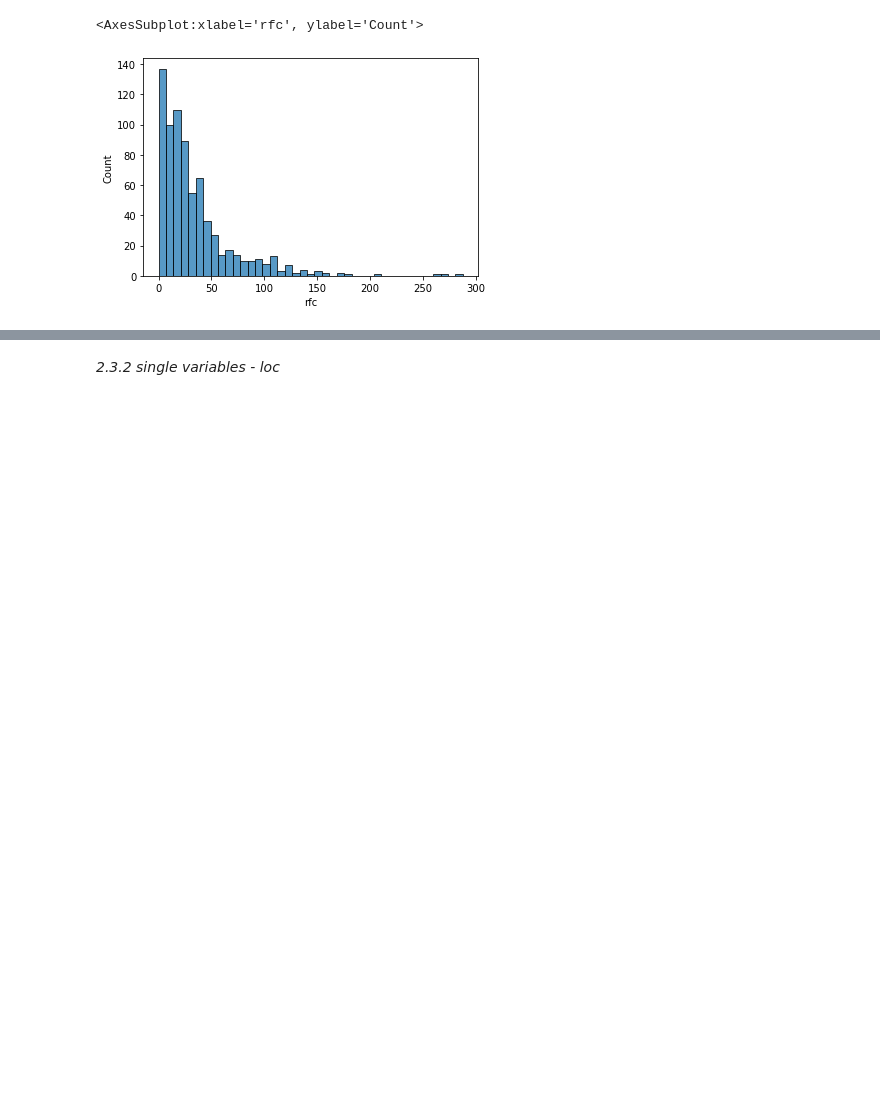
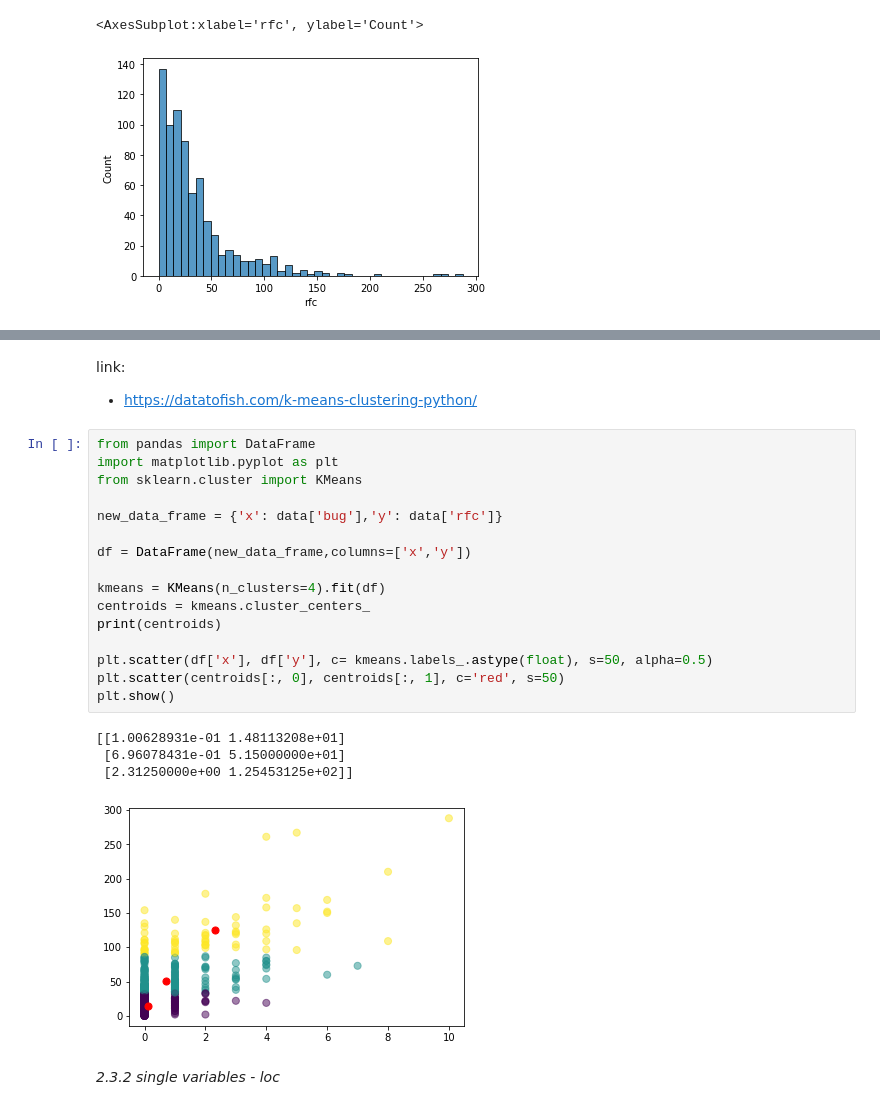
Before and after one commit to francobelloni85/UniSoftwareQualityExam, a Jupyter notebook: SoftwareQualityExam.ipynb, the cells around one changed output, grey strips where cells are left out. Cells and saved outputs as stored; diff of their text form; blank space fills up the shorter version.

```diff
--- a/SoftwareQualityExam.ipynb
+++ b/SoftwareQualityExam.ipynb
@@ -183,3 +229,27 @@ sn.histplot(data['rfc'])
+# %% [markdown]
+link:
+- https://datatofish.com/k-means-clustering-python/
+# %%
+from pandas import DataFrame
+import matplotlib.pyplot as plt
+from sklearn.cluster import KMeans
+
+new_data_frame = {'x': data['bug'],'y': data['rfc']}
+
+df = DataFrame(new_data_frame,columns=['x','y'])
+
+kmeans = KMeans(n_clusters=4).fit(df)
+centroids = kmeans.cluster_centers_
+print(centroids)
+
+plt.scatter(df['x'], df['y'], c= kmeans.labels_.astype(float), s=50, alpha=0.5)
+plt.scatter(centroids[:, 0], centroids[:, 1], c='red', s=50)
+plt.show()
+# %% [output]
+[[1.00628931e-01 1.48113208e+01]
+ [6.96078431e-01 5.15000000e+01]
+ [2.31250000e+00 1.25453125e+02]]
+[figure, added]
 # %% [markdown]
 _2.3.2 single variables - loc_
 # %% [markdown]
```
Also changed, not shown: parts of 17 cells of this notebook.
